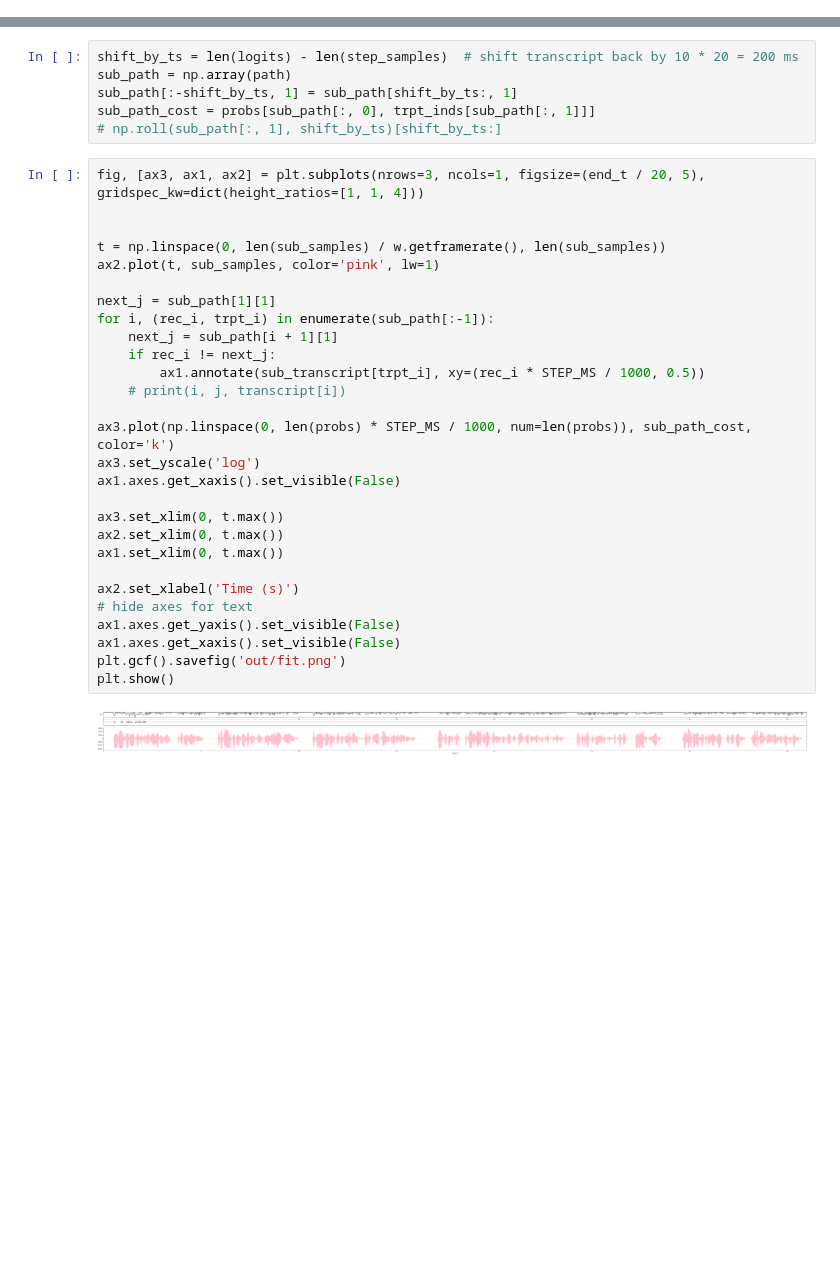
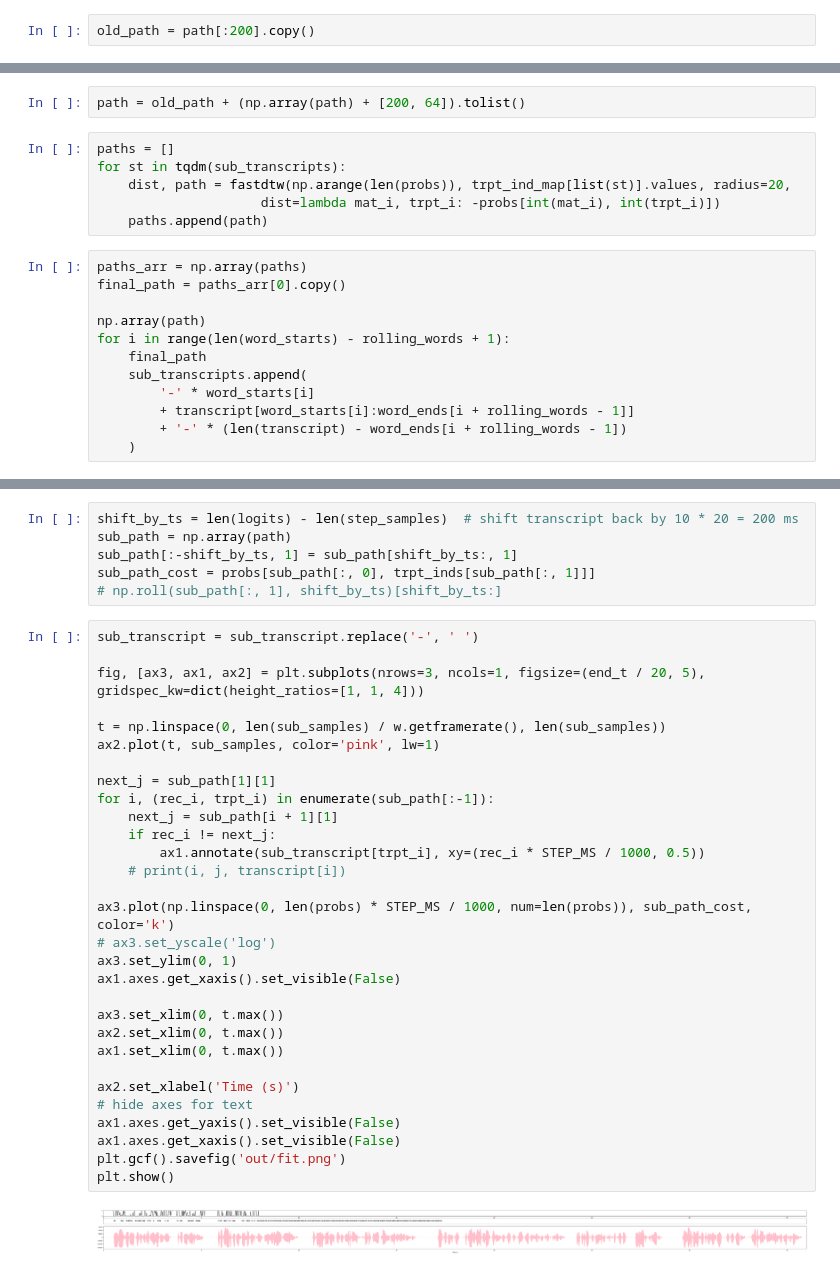
Before and after one commit to Breedoon/BookSync, a Jupyter notebook: __main__.ipynb, the cells around one changed output, grey strips where cells are left out. Drawn from its saved outputs; the diff is of its cells as text; blank space fills up the shorter version.

```diff
--- a/__main__.ipynb
+++ b/__main__.ipynb
@@ -173,0 +191,2 @@ fit: 0.5977142135382688
+# %%
+old_path = path[:200].copy()
@@ -173,0 +220,20 @@ fit: 0.5977142135382688
+# %%
+path = old_path + (np.array(path) + [200, 64]).tolist()
+# %%
+paths = []
+for st in tqdm(sub_transcripts):
+    dist, path = fastdtw(np.arange(len(probs)), trpt_ind_map[list(st)].values, radius=20,
+                     dist=lambda mat_i, trpt_i: -probs[int(mat_i), int(trpt_i)])
+    paths.append(path)
+# %%
+paths_arr = np.array(paths)
+final_path = paths_arr[0].copy()
+
+np.array(path)
+for i in range(len(word_starts) - rolling_words + 1):
+    final_path
+    sub_transcripts.append(
+        '-' * word_starts[i]
+        + transcript[word_starts[i]:word_ends[i + rolling_words - 1]]
+        + '-' * (len(transcript) - word_ends[i + rolling_words - 1])
+    )
@@ -190,35 +258,37 @@ sub_path[:-shift_by_ts, 1] = sub_path[shift_by_ts:, 1]
 sub_path_cost = probs[sub_path[:, 0], trpt_inds[sub_path[:, 1]]]
 # np.roll(sub_path[:, 1], shift_by_ts)[shift_by_ts:]
 # %%
+sub_transcript = sub_transcript.replace('-', ' ')
+
 fig, [ax3, ax1, ax2] = plt.subplots(nrows=3, ncols=1, figsize=(end_t / 20, 5), gridspec_kw=dict(height_ratios=[1, 1, 4]))
-
 
 t = np.linspace(0, len(sub_samples) / w.getframerate(), len(sub_samples))
 ax2.plot(t, sub_samples, color='pink', lw=1)
 
 next_j = sub_path[1][1]
 for i, (rec_i, trpt_i) in enumerate(sub_path[:-1]):
     next_j = sub_path[i + 1][1]
     if rec_i != next_j:
         ax1.annotate(sub_transcript[trpt_i], xy=(rec_i * STEP_MS / 1000, 0.5))
     # print(i, j, transcript[i])
 
 ax3.plot(np.linspace(0, len(probs) * STEP_MS / 1000, num=len(probs)), sub_path_cost, color='k')
-ax3.set_yscale('log')
+# ax3.set_yscale('log')
+ax3.set_ylim(0, 1)
 ax1.axes.get_xaxis().set_visible(False)
 
 ax3.set_xlim(0, t.max())
 ax2.set_xlim(0, t.max())
 ax1.set_xlim(0, t.max())
 
 ax2.set_xlabel('Time (s)')
 # hide axes for text
 ax1.axes.get_yaxis().set_visible(False)
 ax1.axes.get_xaxis().set_visible(False)
 plt.gcf().savefig('out/fit.png')
 plt.show()
 # %% [output]
-[figure, old version]
+[figure, new version]
 # %%
 from matplotlib import animation
 from tqdm import tqdm
```
Also changed, not shown: parts of 10 cells of this notebook.
